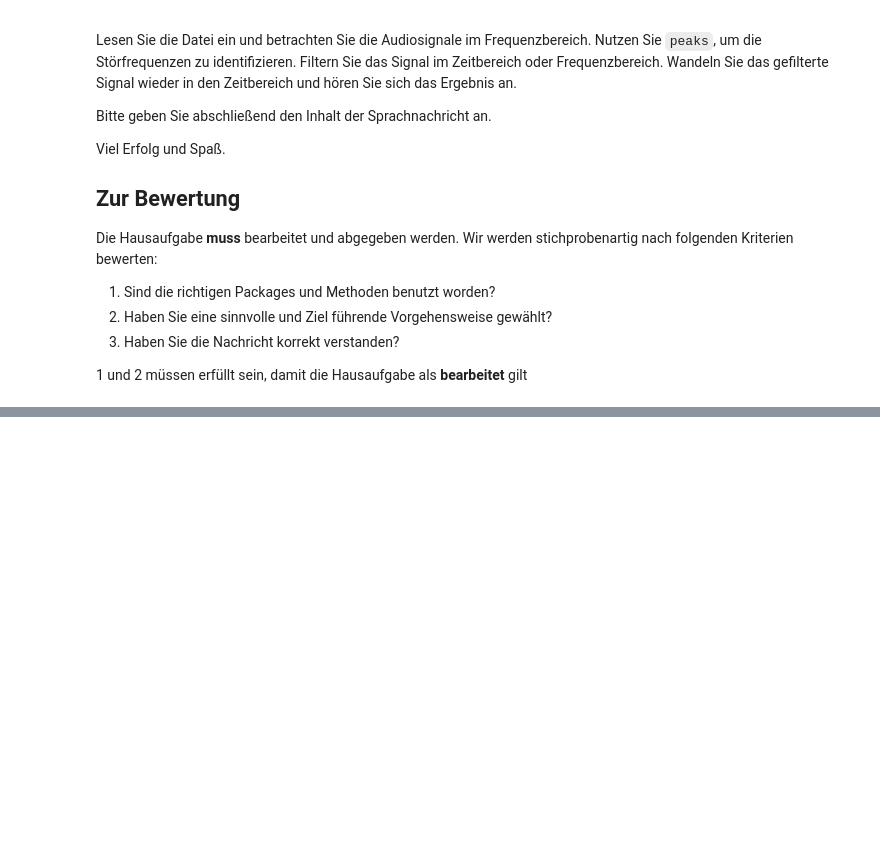
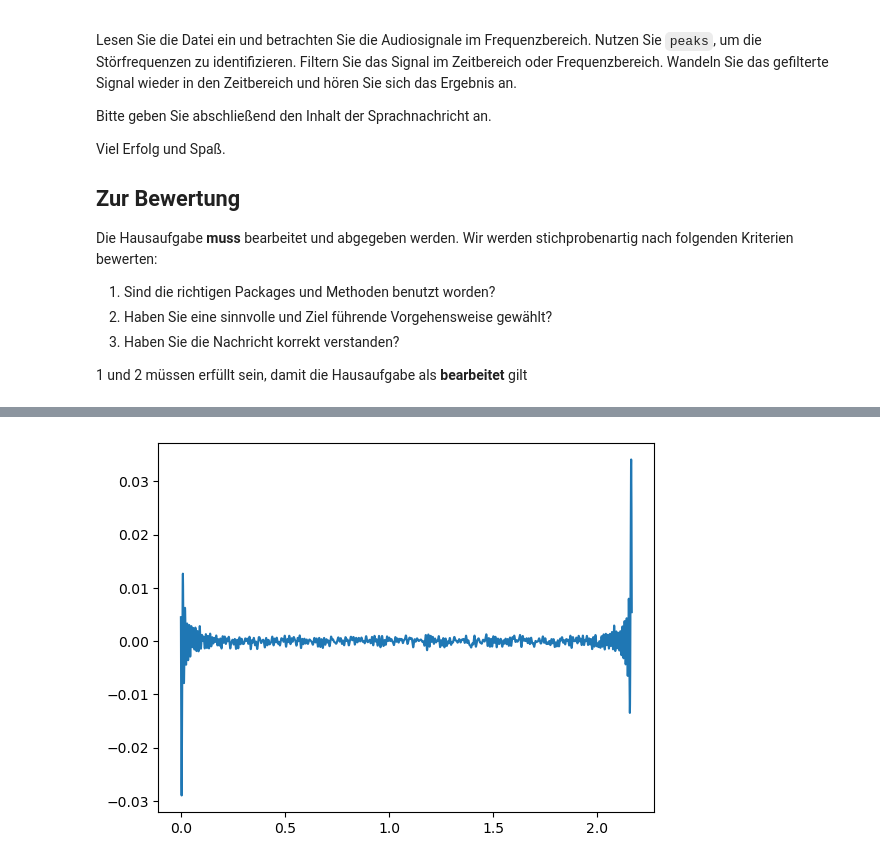
Before and after one commit to bopthoughts/FH-Aachen_IT2, a Jupyter notebook: HA03/HA03.ipynb, the cells around one changed output, grey strips where cells are left out. Cells and saved outputs as stored; diff of their text form; code cells hidden in the pictures; blank space fills up the shorter version.

```diff
--- a/HA03/HA03.ipynb
+++ b/HA03/HA03.ipynb
@@ -28,0 +49,7 @@ Die Hausaufgabe __muss__ bearbeitet und abgegeben werden. Wir werden stichproben
+# %%
+e = b.copy()
+e.low_pass(100)
+f=e.make_wave()
+f.plot()
+# %% [output]
+[figure, added]
```
Also changed, not shown: parts of 5 cells of this notebook, 1 other file.
